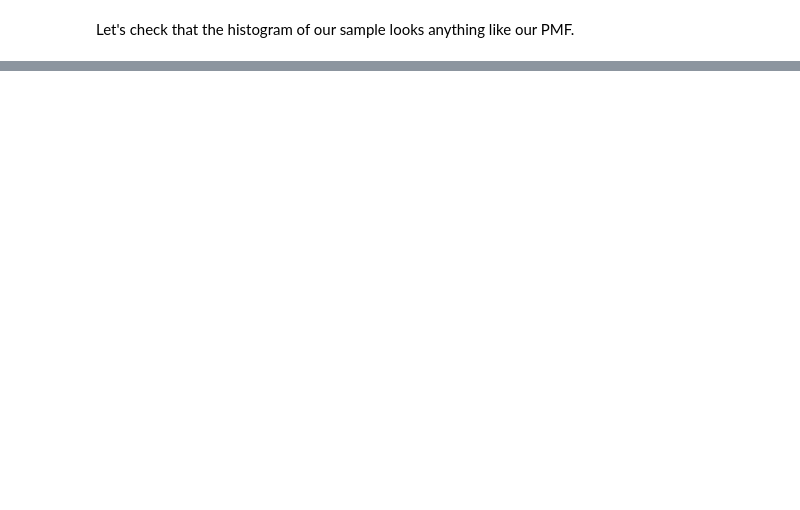
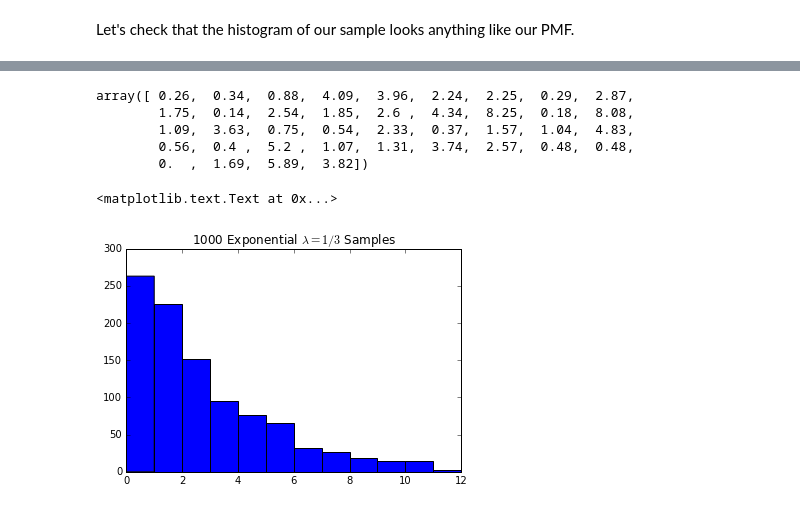
Before and after one commit to lacounty-isab/workshops, a Jupyter notebook: distributions/python/distributions.ipynb, the cells around one changed output, grey strips where cells are left out. Drawn from its saved outputs; the diff is of its cells as text; code cells hidden in the pictures; blank space fills up the shorter version.

```diff
--- a/distributions/python/distributions.ipynb
+++ b/distributions/python/distributions.ipynb
@@ -336,0 +424,3 @@ plt.show()
+# %%
+from scipy.stats import expon
+exp3 = expon(scale=3)
@@ -336,0 +475,16 @@ plt.show()
+# %%
+e_sample = exp3.rvs(size=1000)
+np.round(e_sample[0:40], 2)
+# %% [output]
+array([ 0.26,  0.34,  0.88,  4.09,  3.96,  2.24,  2.25,  0.29,  2.87,
+        1.75,  0.14,  2.54,  1.85,  2.6 ,  4.34,  8.25,  0.18,  8.08,
+        1.09,  3.63,  0.75,  0.54,  2.33,  0.37,  1.57,  1.04,  4.83,
+        0.56,  0.4 ,  5.2 ,  1.07,  1.31,  3.74,  2.57,  0.48,  0.48,
+        0.  ,  1.69,  5.89,  3.82])
+# %%
+fig, ax = plt.subplots(1,1)
+ax.hist(e_sample, bins=12, range=(0, 12))
+ax.set_title("1000 Exponential $\lambda = 1/3$ Samples")
+# %% [output]
+<matplotlib.text.Text at 0x...>
+[figure, added]
```
Also changed, not shown: parts of 32 cells of this notebook, 5 other files.
